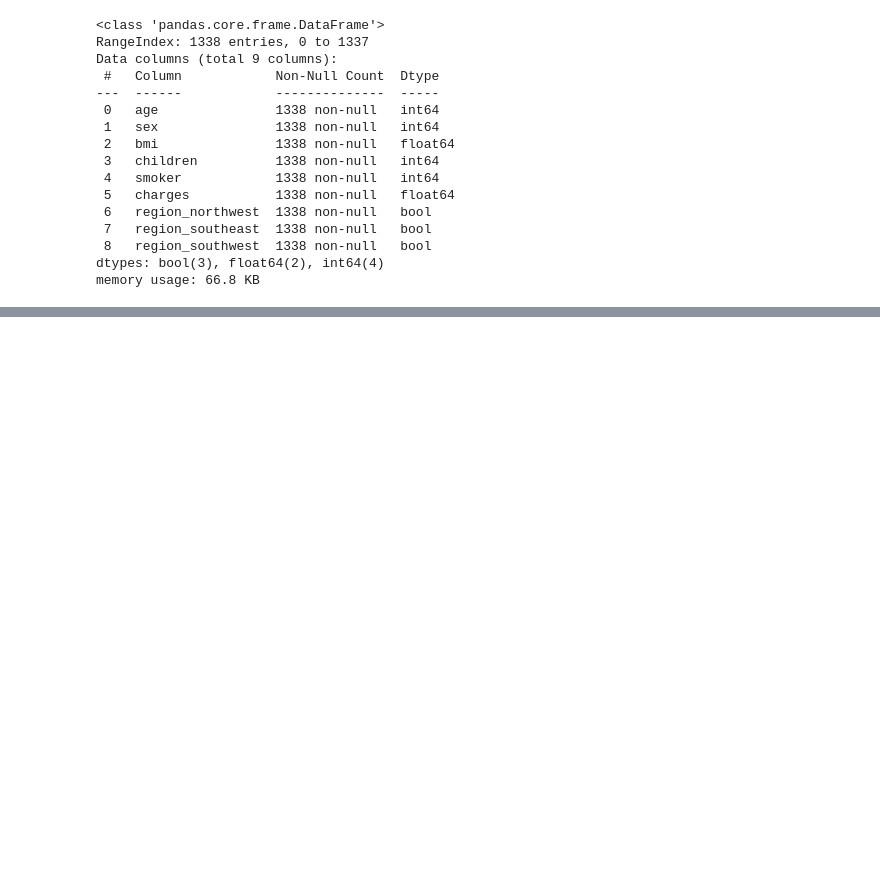
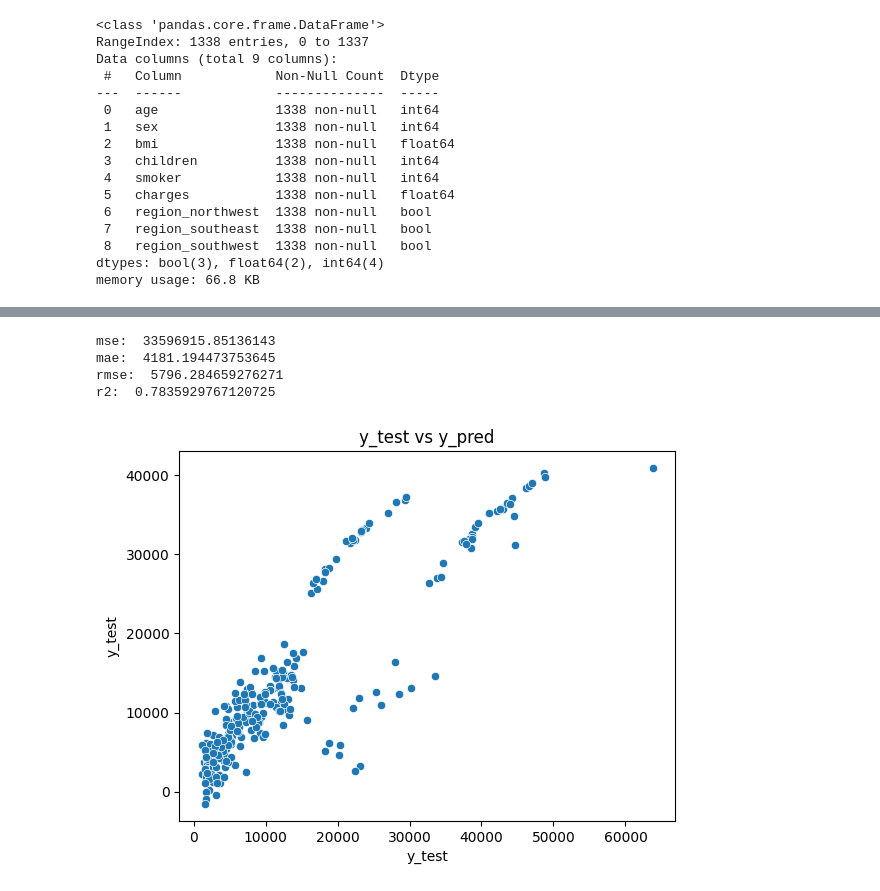
Before and after one commit to elifduman23/MachineLearning-MedicalCostPersonal, a Jupyter notebook: medical-cost-personal-linear-regression.ipynb, the cells around one changed output, grey strips where cells are left out. Drawn from its saved outputs; the diff is of its cells as text; code cells hidden in the pictures; blank space fills up the shorter version.

```diff
--- a/medical-cost-personal-linear-regression.ipynb
+++ b/medical-cost-personal-linear-regression.ipynb
@@ -222,0 +260,23 @@ memory usage: 66.8 KB
+# %%
+from sklearn.metrics import mean_absolute_error,mean_squared_error,r2_score
+mse=mean_squared_error(y_test,y_pred)
+mae=mean_absolute_error(y_test,y_pred)
+rmse=np.sqrt(mse)
+r2=r2_score(y_test,y_pred)
+print("mse: ",mse)
+print("mae: ",mae)
+print("rmse: ",rmse)
+print("r2: ",r2)
+# %% [output]
+mse:  33596915.85136143
+mae:  4181.194473753645
+rmse:  5796.284659276271
+r2:  0.7835929767120725
+# %%
+sns.scatterplot(x=y_test,y=y_pred)
+plt.xlabel("y_test")
+plt.ylabel("y_test")
+plt.title("y_test vs y_pred")
+plt.show()
+# %% [output]
+[figure, added]
```
Also changed, not shown: parts of 10 cells of this notebook.
